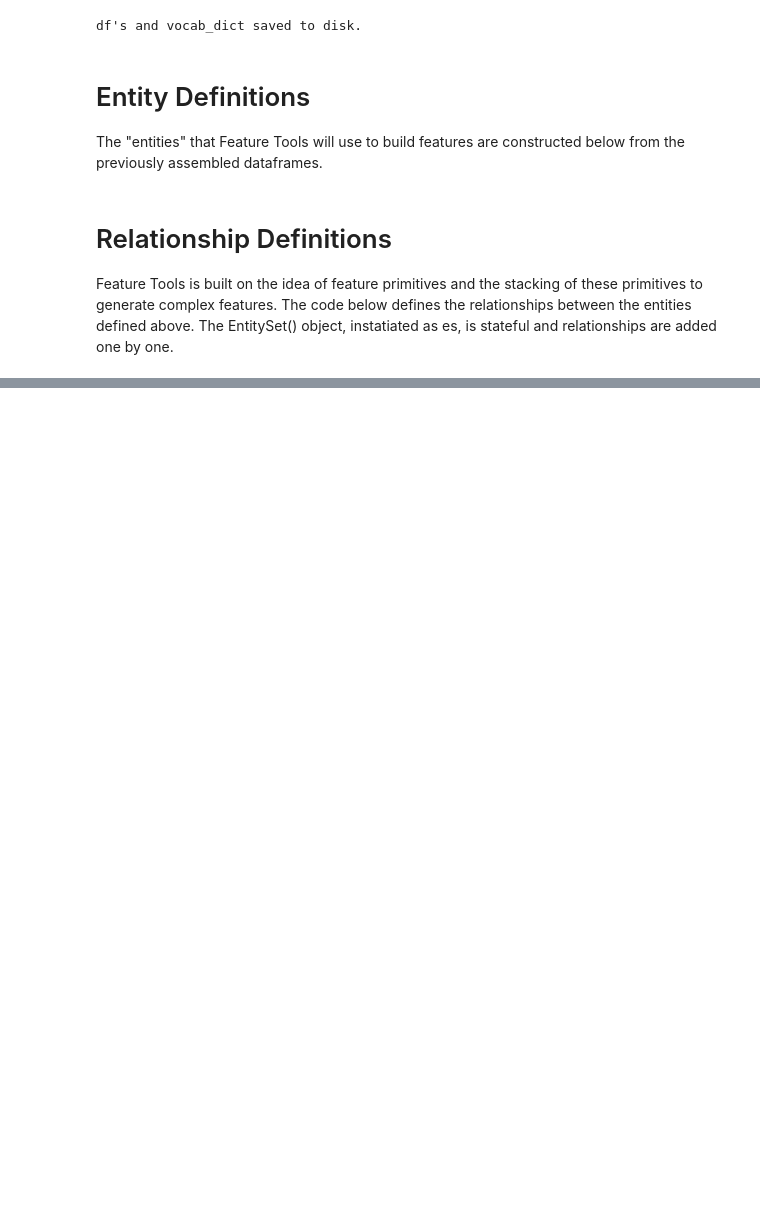
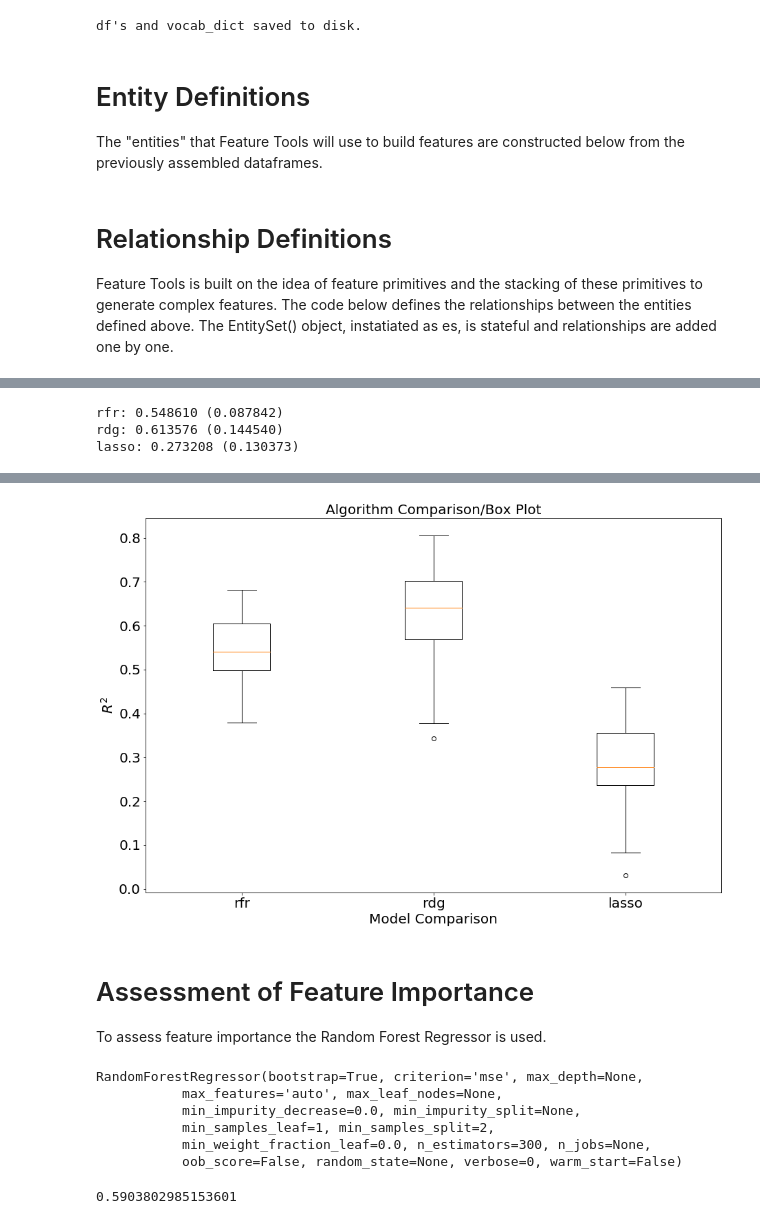
Before and after one commit to scottjn/jnscott_tdi, a Jupyter notebook: jnscott_tdi_medicare.ipynb, the cells around one changed output, grey strips where cells are left out. Saved outputs shown, nothing was run; the diff lists cells and outputs as text; code cells hidden in the pictures; blank space fills up the shorter version.

```diff
--- a/jnscott_tdi_medicare.ipynb
+++ b/jnscott_tdi_medicare.ipynb
@@ -690,0 +578,8 @@ report(random_search.cv_results_)
+# %%
+X = pqrs331.drop(columns='prf_rate')
+y = pqrs331['prf_rate']
+g = X.columns.to_series().groupby(X.dtypes).groups
+float_cols = g[list(g.keys())[1]].tolist()
+int_cols = g[list(g.keys())[0]].tolist()[1:]
+# %%
+allft = prep.fit_transform(X, y)
@@ -690,0 +607,39 @@ report(random_search.cv_results_)
+# %%
+# Compare Algorithms
+import matplotlib.pyplot as plt
+# prepare configuration for cross validation test harness
+seed = 42
+# prepare models
+models = []
+#models.append(('mlp', MLPRegressor(max_iter=100)))
+models.append(('rfr', RandomForestRegressor(n_estimators=200)))
+#models.append(('lr', LinearRegression()))
+models.append(('rdg', Ridge()))
+models.append(('lasso', Lasso()))
+# evaluate each model in turn
+results = []
+names = []
+scoring = 'r2'
+for name, model in models:
+    kfold = model_selection.KFold(n_splits=10, shuffle=True, random_state=seed)
+    cv_results = model_selection.cross_val_score(
+        model, allft, y, cv=kfold, scoring=scoring)
+    results.append(cv_results)
+    names.append(name)
+    msg = "%s: %f (%f)" % (name, cv_results.mean(), cv_results.std())
+    print(msg)
+# %% [output]
+rfr: 0.548610 (0.087842)
+rdg: 0.613576 (0.144540)
+lasso: 0.273208 (0.130373)
+# %%
+# boxplot algorithm comparison
+fig = plt.figure()
+plt.title('Algorithm Comparison/Box Plot')
+ax = fig.add_subplot(111)
+plt.boxplot(results)
+ax.set_xticklabels(names)
+plt.xlabel(r'Model Comparison')
+plt.ylabel(r'$R^2$')
+plt.show()
+# %% [output]
@@ -690,0 +647,4 @@ report(random_search.cv_results_)
+[figure, added]
+# %% [markdown]
+# Assessment of Feature Importance
+To assess feature importance the Random Forest Regressor is used.
@@ -690,0 +654,14 @@ report(random_search.cv_results_)
+# %%
+rfr = RandomForestRegressor(n_estimators=300)
+rfr.fit(X_train, y_train)
+# %% [output]
+RandomForestRegressor(bootstrap=True, criterion='mse', max_depth=None,
+           max_features='auto', max_leaf_nodes=None,
+           min_impurity_decrease=0.0, min_impurity_split=None,
+           min_samples_leaf=1, min_samples_split=2,
+           min_weight_fraction_leaf=0.0, n_estimators=300, n_jobs=None,
+           oob_score=False, random_state=None, verbose=0, warm_start=False)
+# %%
+rfr.score(X_test, y_test)
+# %% [output]
+0.5903802985153601
```
Also changed, not shown: parts of 98 cells of this notebook, 2 other files.
